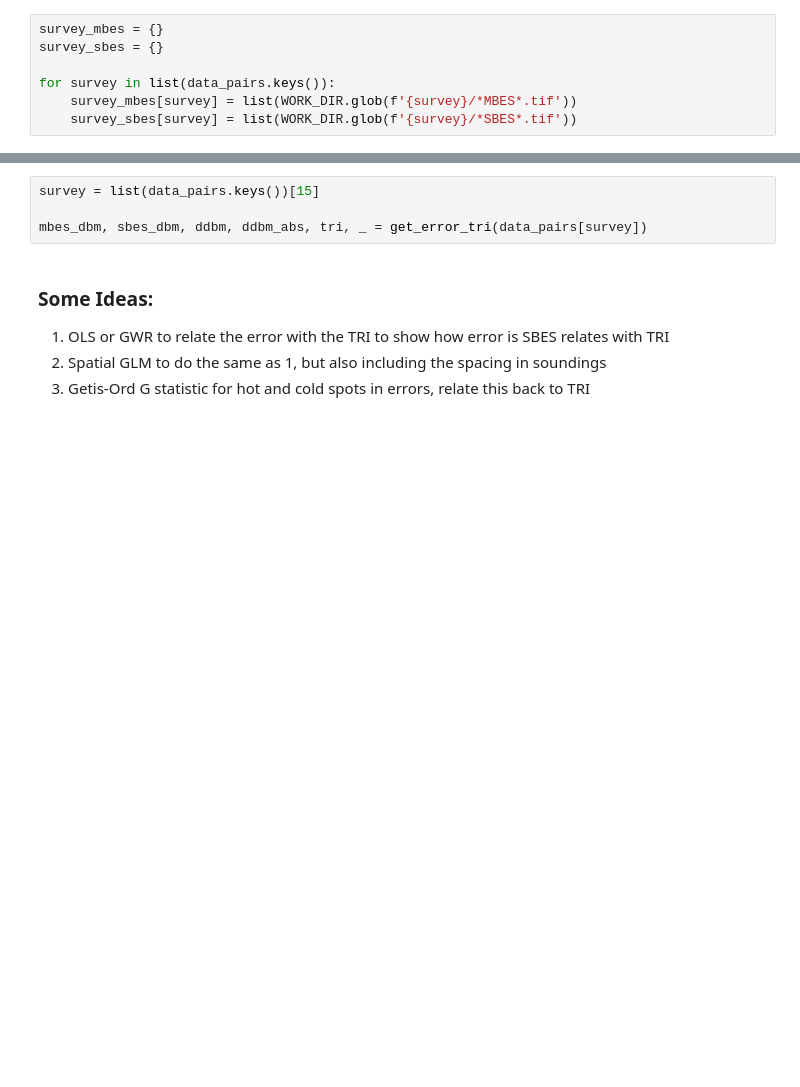
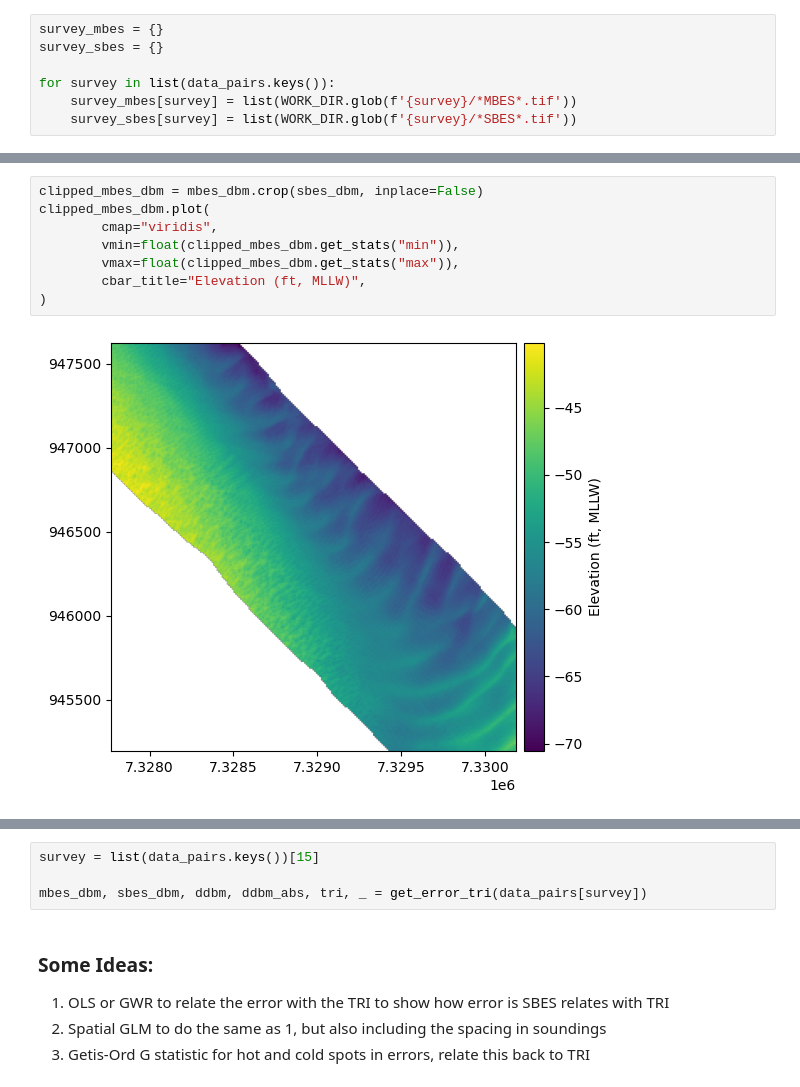
Before and after one commit to wc-caldwell/eHydroInterpolation, a Jupyter notebook: notebooks/SE2_TIN_error.ipynb, the cells around one changed output, grey strips where cells are left out. Drawn from its saved outputs; the diff is of its cells as text; blank space fills up the shorter version.

```diff
--- a/notebooks/SE2_TIN_error.ipynb
+++ b/notebooks/SE2_TIN_error.ipynb
@@ -159,0 +289,10 @@ v[0].plot(
+# %%
+clipped_mbes_dbm = mbes_dbm.crop(sbes_dbm, inplace=False)
+clipped_mbes_dbm.plot(
+        cmap="viridis",
+        vmin=float(clipped_mbes_dbm.get_stats("min")),
+        vmax=float(clipped_mbes_dbm.get_stats("max")),
+        cbar_title="Elevation (ft, MLLW)",
+)
+# %% [output]
+[figure, added]
```
Also changed, not shown: parts of 33 cells of this notebook, 12 other files.
